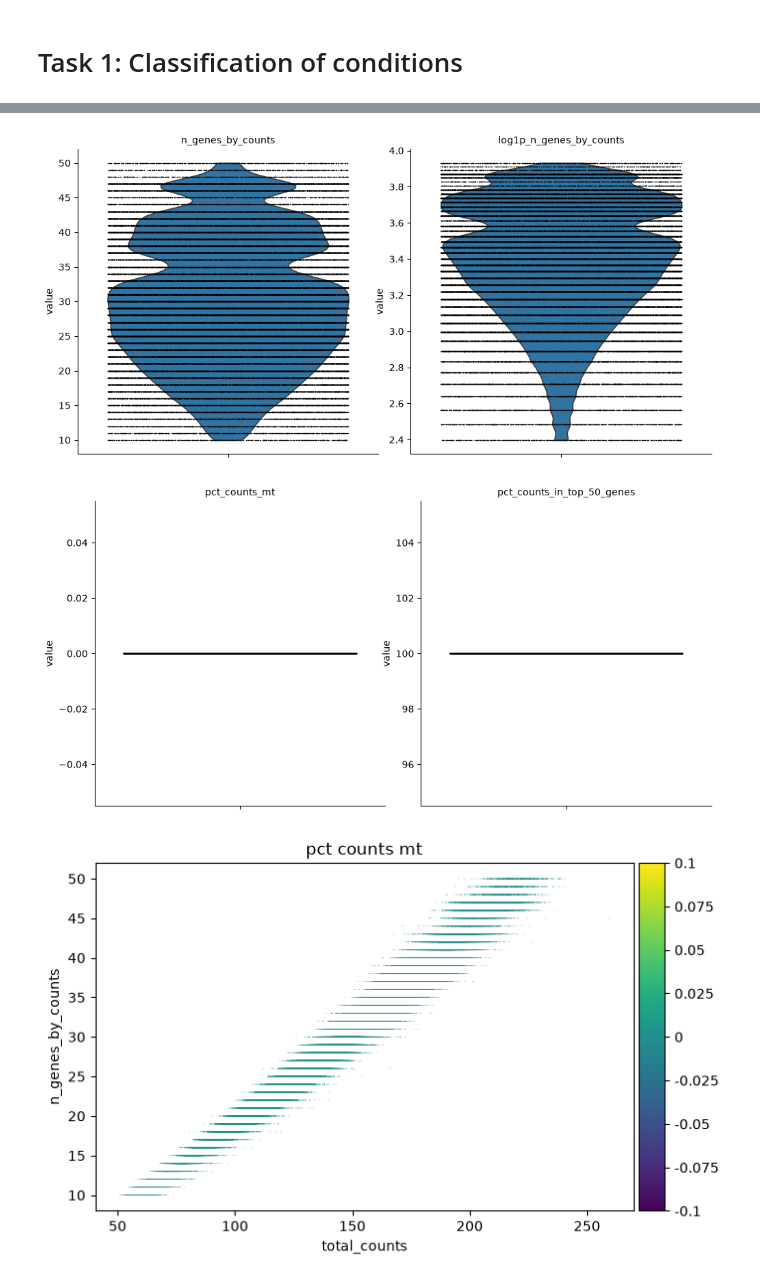
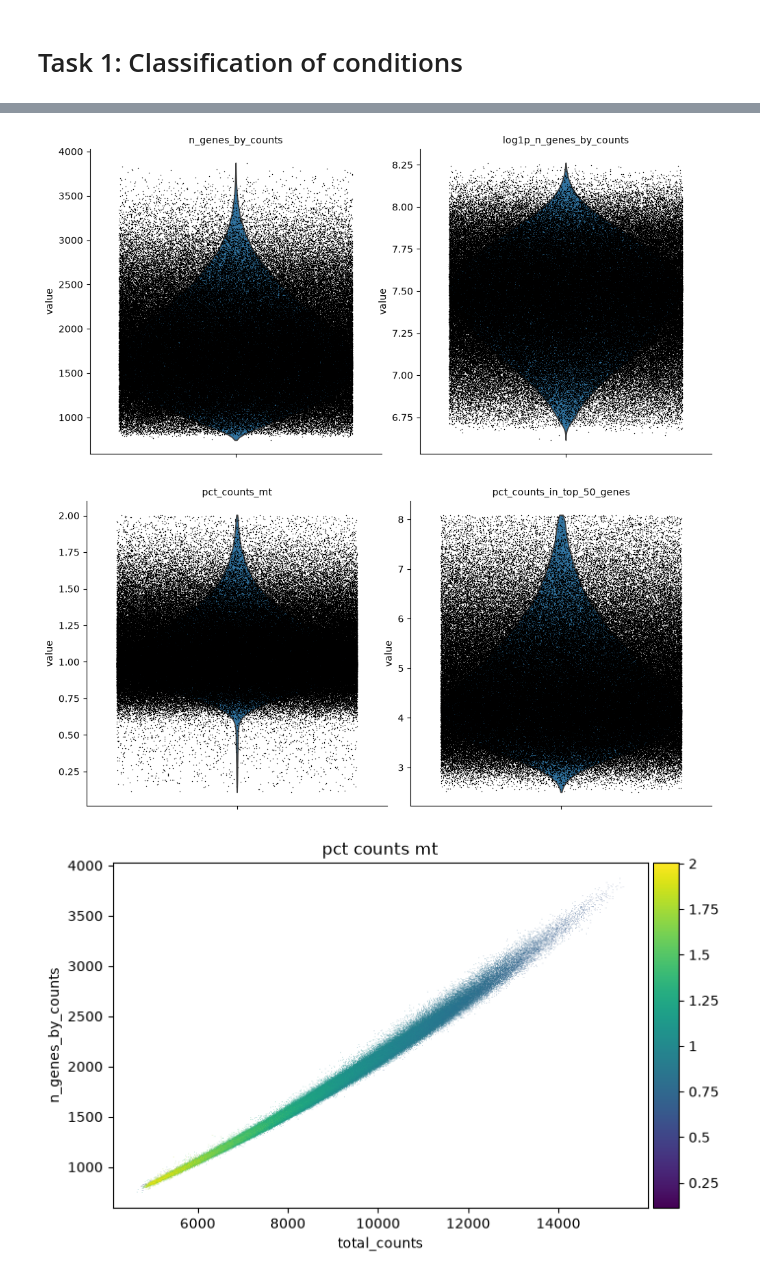
Before and after one commit to NTBiotech/scMLCourse, a Jupyter notebook: notebooks/task_1_classification.ipynb, the cells around one changed output, grey strips where cells are left out. Saved outputs shown, nothing was run; the diff lists cells and outputs as text; code cells hidden in the pictures.

Commit message:
task 1 for subset of data

```diff
--- a/notebooks/task_1_classification.ipynb
+++ b/notebooks/task_1_classification.ipynb
@@ -6,5 +7,5 @@ from pathlib import Path
 # %%
 data_dir = Path("../../data/").resolve()
-adata = preprocessing.load_raw_adata(data_dir, metadata_path=data_dir/"RNA_metadata.csv", n_chunks=5, out_path=data_dir/"imported_data.h5ad")
-adata = preprocessing.run_qc(adata=adata, plots_dir=Path("../plots/qc").resolve(), out_path=data_dir/"qced_data.h5ad", min_genes=10)
+adata = preprocessing.load_raw_adata(data_dir, metadata_path=data_dir/"RNA_metadata.csv", n_chunks=None, out_path=data_dir/"imported_data.h5ad")
+adata = preprocessing.run_qc(adata=adata, plots_dir=Path("../plots/qc").resolve(), out_path=data_dir/"qced_data.h5ad", min_genes=20)
 # %% [output]
@@ -28,3 +29,3 @@ AnnData object with n_obs × n_vars = 118577 × 463
-[figure, old version]
+[figure, new version]
-[figure, old version]
+[figure, new version]
-[figure, old version]
+[figure, new version]
```
Also changed, not shown: parts of 10 cells of this notebook, 9 other files.
